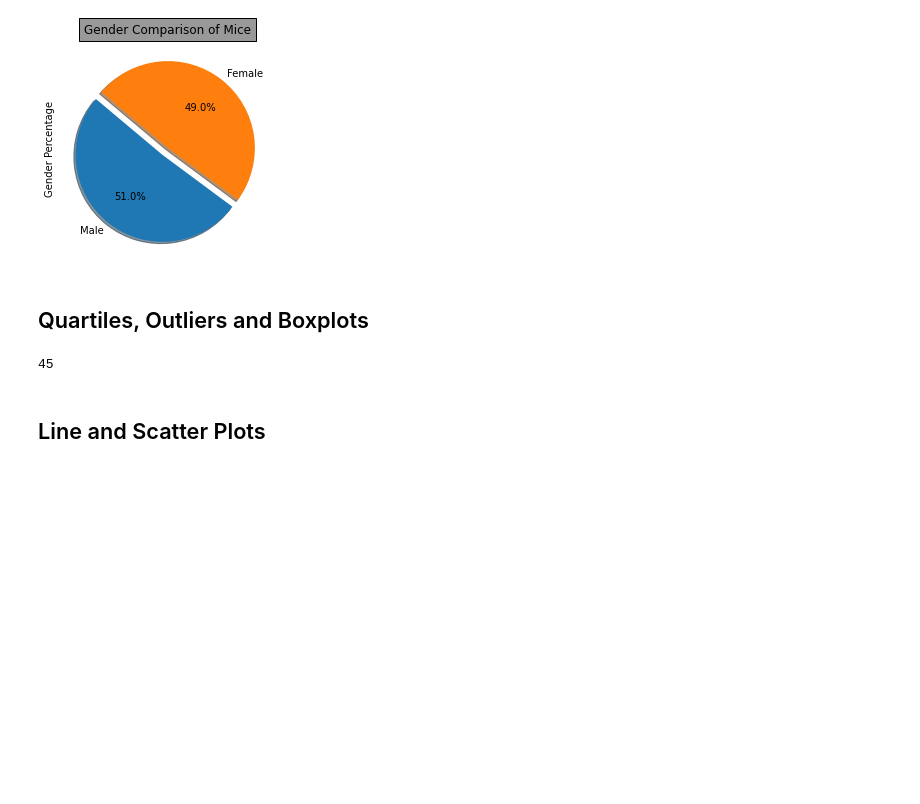
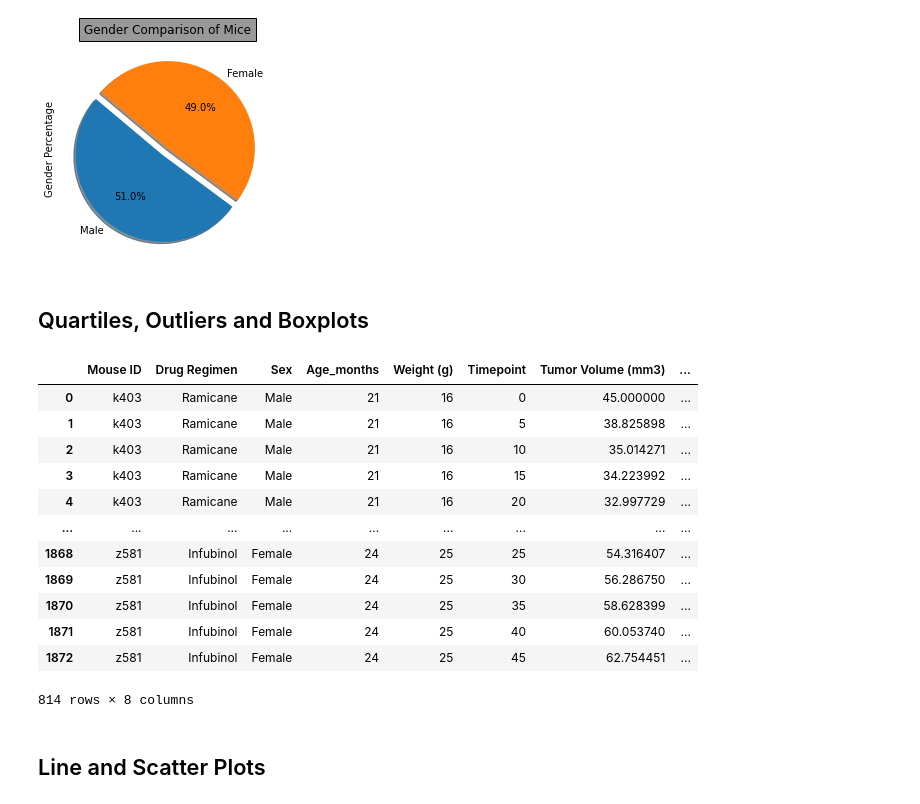
Before and after one commit to jforbis/matplotlib-pymaceuticals, a Jupyter notebook: pymaceuticals_JF.ipynb, the cells around one changed output. Saved outputs shown, nothing was run; the diff lists cells and outputs as text; code cells hidden in the pictures; blank space fills up the shorter version.

Commit message:
save point: generated filtered dataframe by drug regimen

```diff
--- a/pymaceuticals_JF.ipynb
+++ b/pymaceuticals_JF.ipynb
@@ -186,18 +186,37 @@ plt.show()
 # %%
 # Calculate the final tumor volume of each mouse across four of the treatment regimens:
 # Capomulin, Ramicane, Infubinol, and Ceftamin
 final_tv_df = clean_df.groupby(["Drug Regimen"]).sum()["Tumor Volume (mm3)"]
-# final_tv_df
-ftd = final_tv_df.drop(["Ketapril","Naftisol","Placebo","Propriva","Stelasyn","Zoniferol"])
-ftvd = pd.DataFrame([ftd])
-ftvd
+final_tv_df
+
+filt_clean_df = clean_df[(clean_df["Drug Regimen"] == "Capomulin")|
+                         (clean_df["Drug Regimen"] == "Ramicane") |
+                         (clean_df["Drug Regimen"] == "Infubinol") |
+                         (clean_df["Drug Regimen"] == "Ceftamin")]
+filt_clean_df
+
+# ftd = final_tv_df.drop(["Ketapril","Naftisol","Placebo","Propriva","Stelasyn","Zoniferol"])
+# ftvd = pd.DataFrame([ftd])
+# ftvd
 # Start by getting the last (greatest) timepoint for each mouse
-great_tp = clean_df["Timepoint"].max()
-great_tp #this isn't 100% right...need to group by timepoint and mouse id to find the max timepoint per unique mouse
+# great_tp = clean_df.groupby(["Mouse ID"]).max()["Timepoint"]
+# great_tp
 
 # Merge this group df with the original dataframe to get the tumor volume at the last timepoint
 # %% [output]
+|  | Mouse ID | Drug Regimen | Sex | Age_months | Weight (g) | Timepoint | Tumor Volume (mm3) | ... |
+| 0 | k403 | Ramicane | Male | 21 | 16 | 0 | 45.000000 | ... |
+| 1 | k403 | Ramicane | Male | 21 | 16 | 5 | 38.825898 | ... |
+| 2 | k403 | Ramicane | Male | 21 | 16 | 10 | 35.014271 | ... |
+| 3 | k403 | Ramicane | Male | 21 | 16 | 15 | 34.223992 | ... |
+| 4 | k403 | Ramicane | Male | 21 | 16 | 20 | 32.997729 | ... |
+| ... | ... | ... | ... | ... | ... | ... | ... | ... |
+| 1868 | z581 | Infubinol | Female | 24 | 25 | 25 | 54.316407 | ... |
+| 1869 | z581 | Infubinol | Female | 24 | 25 | 30 | 56.286750 | ... |
+| 1870 | z581 | Infubinol | Female | 24 | 25 | 35 | 58.628399 | ... |
+| 1871 | z581 | Infubinol | Female | 24 | 25 | 40 | 60.053740 | ... |
+| 1872 | z581 | Infubinol | Female | 24 | 25 | 45 | 62.754451 | ... |
-45
+814 rows × 8 columns
 # %%
 # Put treatments into a list for for loop (and later for plot labels)
 
```
